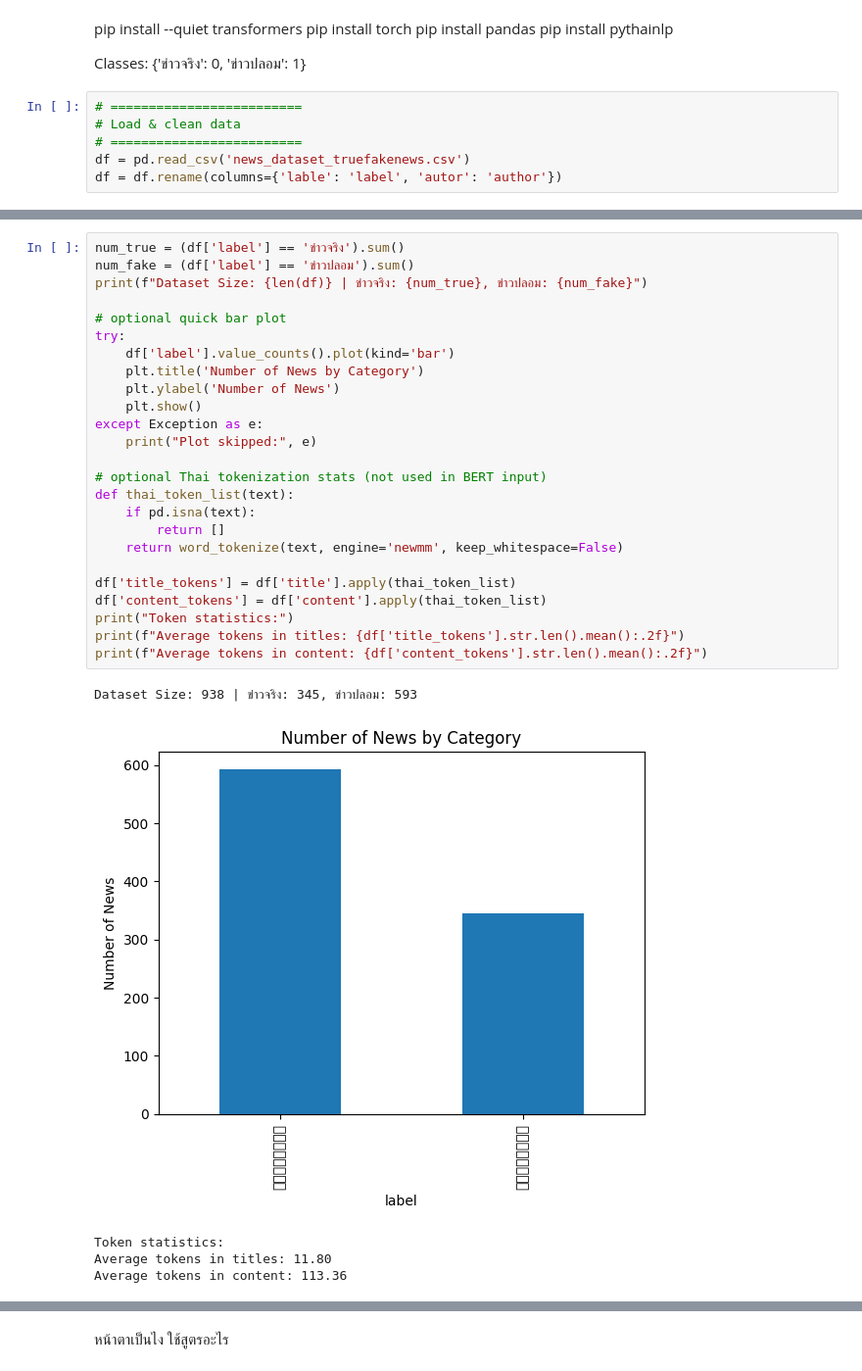
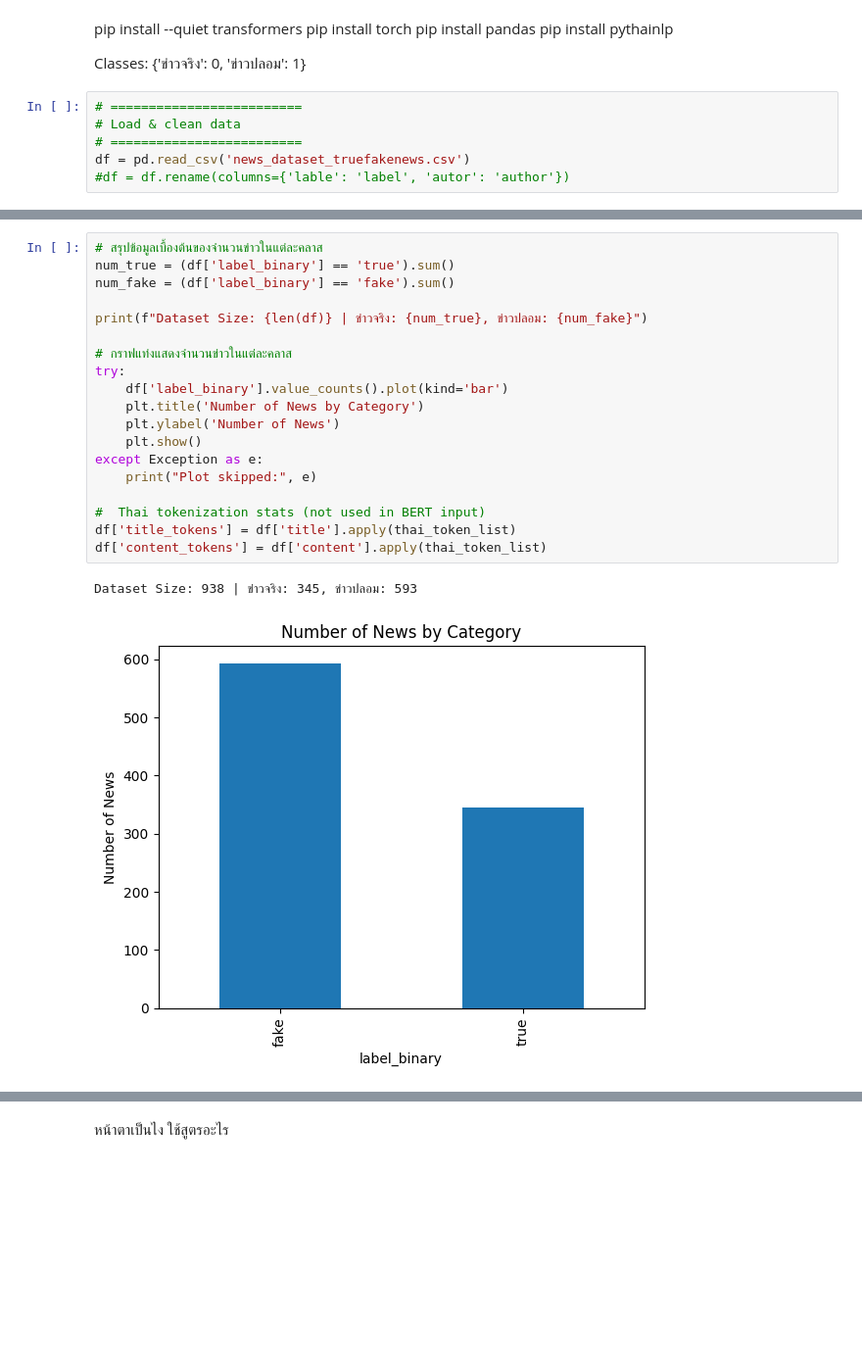
Before and after one commit to TtPeeraphat/Project_Thaifakenews, a Jupyter notebook: main.ipynb, the cells around one changed output, grey strips where cells are left out. Shown at 98% size. Saved outputs shown, nothing was run; the diff lists cells and outputs as text; blank space fills up the shorter version.

```diff
--- a/main.ipynb
+++ b/main.ipynb
@@ -40,7 +40,7 @@ Classes: {'ข่าวจริง': 0, 'ข่าวปลอม': 1}
 # Load & clean data
 # =========================
 df = pd.read_csv('news_dataset_truefakenews.csv')
-df = df.rename(columns={'lable': 'label', 'autor': 'author'})
+#df = df.rename(columns={'lable': 'label', 'autor': 'author'})
 # %%
 # กำหนด mapping dictionary
 label_map = {
@@ -125,35 +154,26 @@ label2id = {'ข่าวจริง': 0, 'ข่าวปลอม': 1}
 id2label = {v: k for k, v in label2id.items()}
 # %%
-num_true = (df['label'] == 'ข่าวจริง').sum()
-num_fake = (df['label'] == 'ข่าวปลอม').sum()
+# สรุปข้อมูลเบื้องต้นของจำนวนข่าวในแต่ละคลาส
+num_true = (df['label_binary'] == 'true').sum()
+num_fake = (df['label_binary'] == 'fake').sum()
+
 print(f"Dataset Size: {len(df)} | ข่าวจริง: {num_true}, ข่าวปลอม: {num_fake}")
 
-# optional quick bar plot
+# กราฟแท่งแสดงจำนวนข่าวในแต่ละคลาส
 try:
-    df['label'].value_counts().plot(kind='bar')
+    df['label_binary'].value_counts().plot(kind='bar')
     plt.title('Number of News by Category')
     plt.ylabel('Number of News')
     plt.show()
 except Exception as e:
     print("Plot skipped:", e)
 
-# optional Thai tokenization stats (not used in BERT input)
-def thai_token_list(text):
-    if pd.isna(text):
-        return []
-    return word_tokenize(text, engine='newmm', keep_whitespace=False)
-
+#  Thai tokenization stats (not used in BERT input)
 df['title_tokens'] = df['title'].apply(thai_token_list)
 df['content_tokens'] = df['content'].apply(thai_token_list)
-print("Token statistics:")
-print(f"Average tokens in titles: {df['title_tokens'].str.len().mean():.2f}")
-print(f"Average tokens in content: {df['content_tokens'].str.len().mean():.2f}")
 # %% [output]
 Dataset Size: 938 | ข่าวจริง: 345, ข่าวปลอม: 593
-[figure, old version]
+[figure, new version]
-Token statistics:
-Average tokens in titles: 11.80
-Average tokens in content: 113.36
 # %%
 # ดูตัวอย่าง tokenized titles and content
 print("Sample of tokenized titles:")
```
Also changed, not shown: parts of 33 cells of this notebook.
